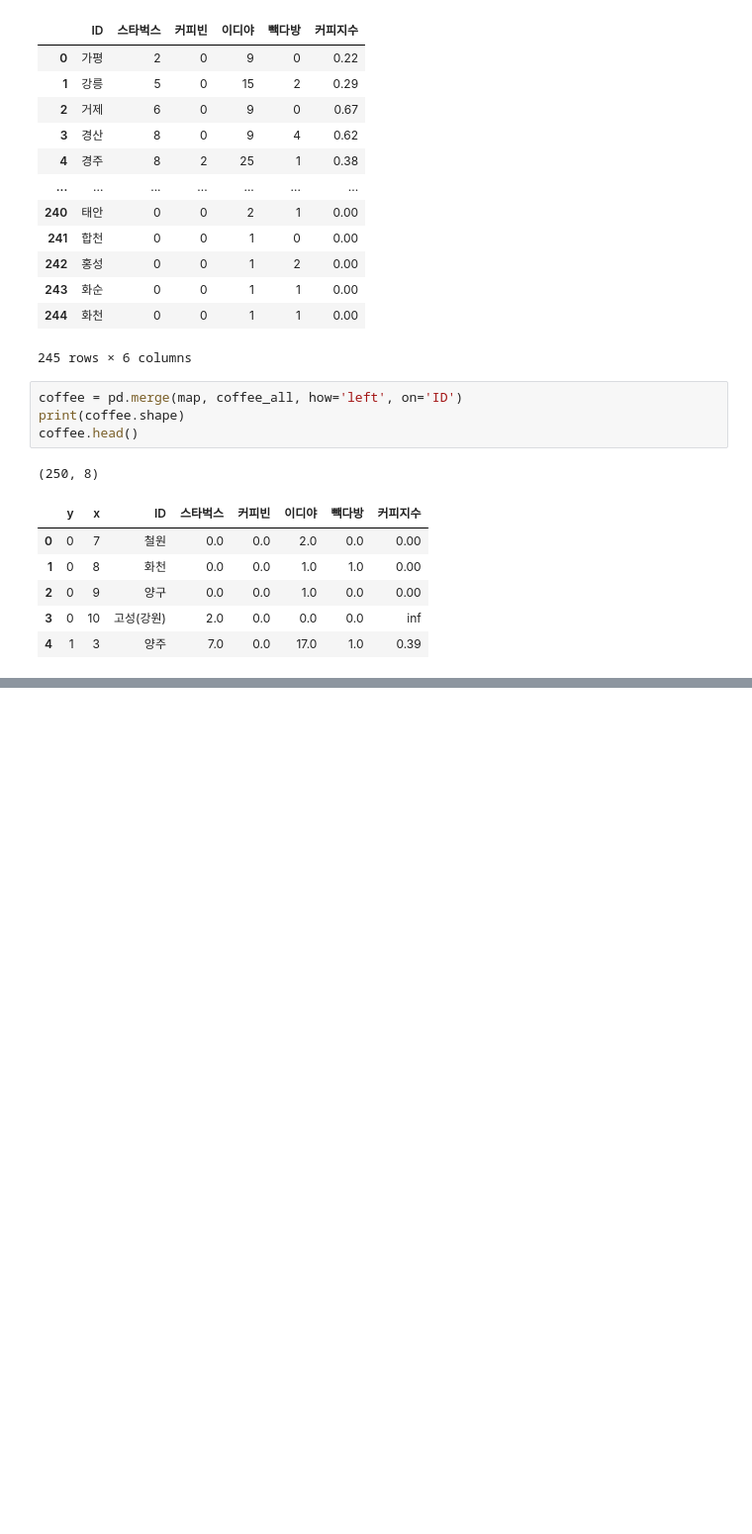
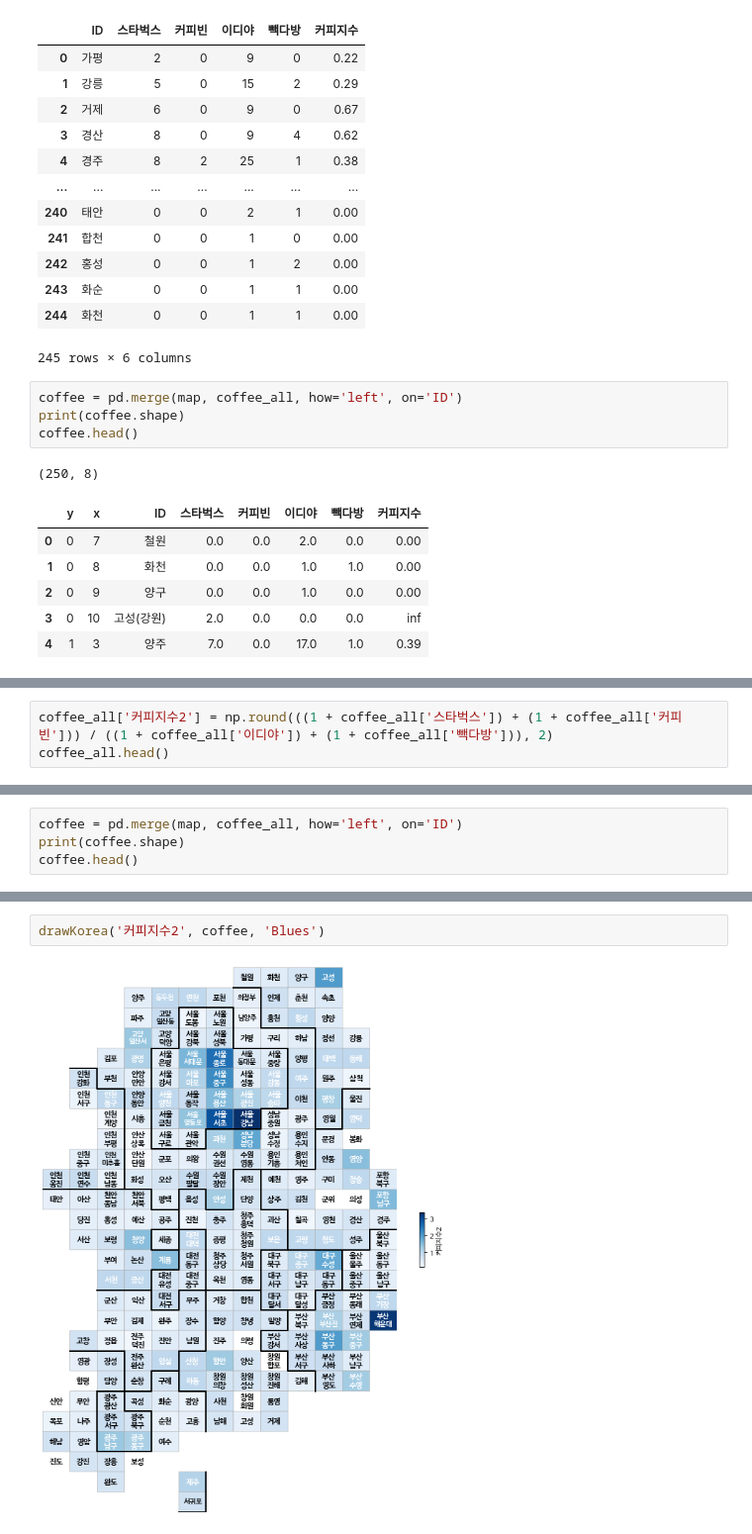
Before and after one commit to dongkyuseo/DataAnalysis, a Jupyter notebook: 08.분석사례/12_커피샵_시각화.ipynb, the cells around one changed output, grey strips where cells are left out. Shown at 99% size. Saved outputs shown, nothing was run; the diff lists cells and outputs as text; blank space fills up the shorter version.

```diff
--- a/08.분석사례/12_커피샵_시각화.ipynb
+++ b/08.분석사례/12_커피샵_시각화.ipynb
@@ -458,0 +469,3 @@ drawKorea('커피지수', coffee, 'Blues')
+# %%
+coffee_all['커피지수2'] = np.round(((1 + coffee_all['스타벅스']) + (1 + coffee_all['커피빈'])) / ((1 + coffee_all['이디야']) + (1 + coffee_all['빽다방'])), 2)
+coffee_all.head()
@@ -458,0 +479,4 @@ drawKorea('커피지수', coffee, 'Blues')
+# %%
+coffee = pd.merge(map, coffee_all, how='left', on='ID')
+print(coffee.shape)
+coffee.head()
@@ -458,0 +491,4 @@ drawKorea('커피지수', coffee, 'Blues')
+# %%
+drawKorea('커피지수2', coffee, 'Blues')
+# %% [output]
+[figure, added]
```
Also changed, not shown: parts of 9 cells of this notebook.
